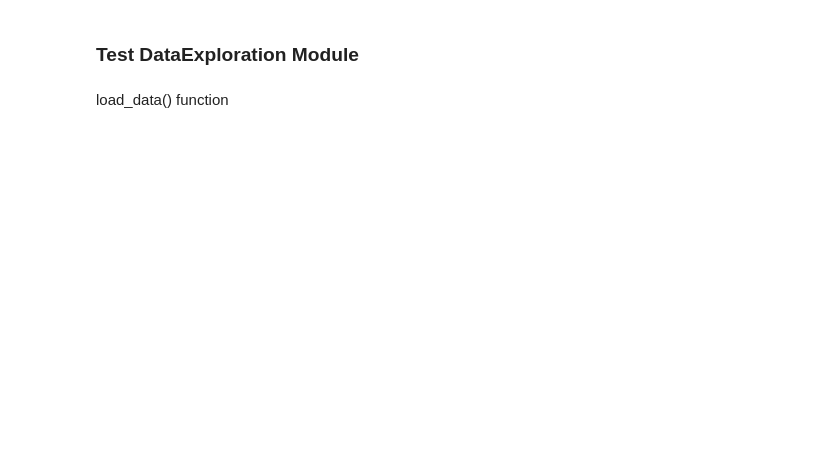
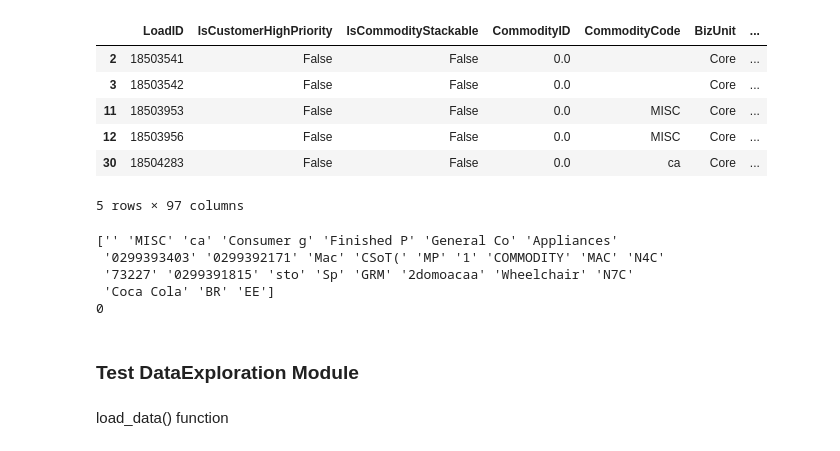
Before and after one commit to Rain-Elutions/Data-Processing-Automation, a Jupyter notebook: test.ipynb, the cells around one changed output. Drawn from its saved outputs; the diff is of its cells as text; code cells hidden in the pictures; blank space fills up the shorter version.

Commit message:
minor updates on Data Exploration class after the team review

```diff
--- a/test.ipynb
+++ b/test.ipynb
@@ -7,5 +7,25 @@ import pandas as pd
 # df_sample = df.head(1000)
 # df_sample.to_csv('./data/processed_sasol_data_sample.csv')
 # %%
-# data = pd.read_pickle('./data/rest.pickle')
+data = pd.read_pickle('./data/coyote_data_sample_1000.pickle')
+data.head()
+# %% [output]
+|  | LoadID | IsCustomerHighPriority | IsCommodityStackable | CommodityID | CommodityCode | BizUnit | ... |
+| 2 | 18503541 | False | False | 0.0 |  | Core | ... |
+| 3 | 18503542 | False | False | 0.0 |  | Core | ... |
+| 11 | 18503953 | False | False | 0.0 | MISC | Core | ... |
+| 12 | 18503956 | False | False | 0.0 | MISC | Core | ... |
+| 30 | 18504283 | False | False | 0.0 | ca | Core | ... |
+5 rows × 97 columns
+# %%
+# print all unique values in the column CommodityCode
+print(data['CommodityCode'].unique())
+# does this column contain any null values?
+print(data['CommodityCode'].isnull().sum())
+# %% [output]
+['' 'MISC' 'ca' 'Consumer g' 'Finished P' 'General Co' 'Appliances'
+ '0299393403' '0299392171' 'Mac' 'CSoT(' 'MP' '1' 'COMMODITY' 'MAC' 'N4C'
+ '73227' '0299391815' 'sto' 'Sp' 'GRM' '2domoacaa' 'Wheelchair' 'N7C'
+ 'Coca Cola' 'BR' 'EE']
+0
 # %%
```
Also changed, not shown: parts of 1 cell of this notebook, 5 other files.
